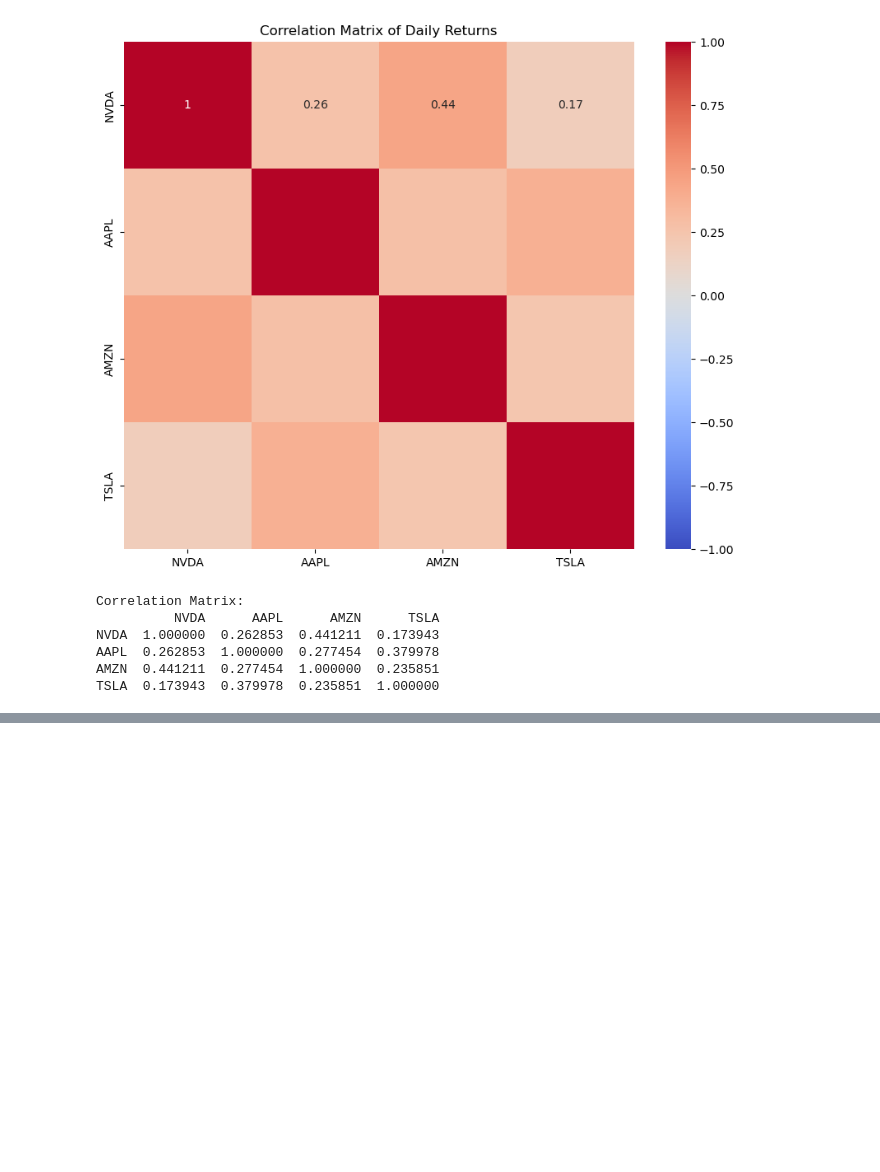
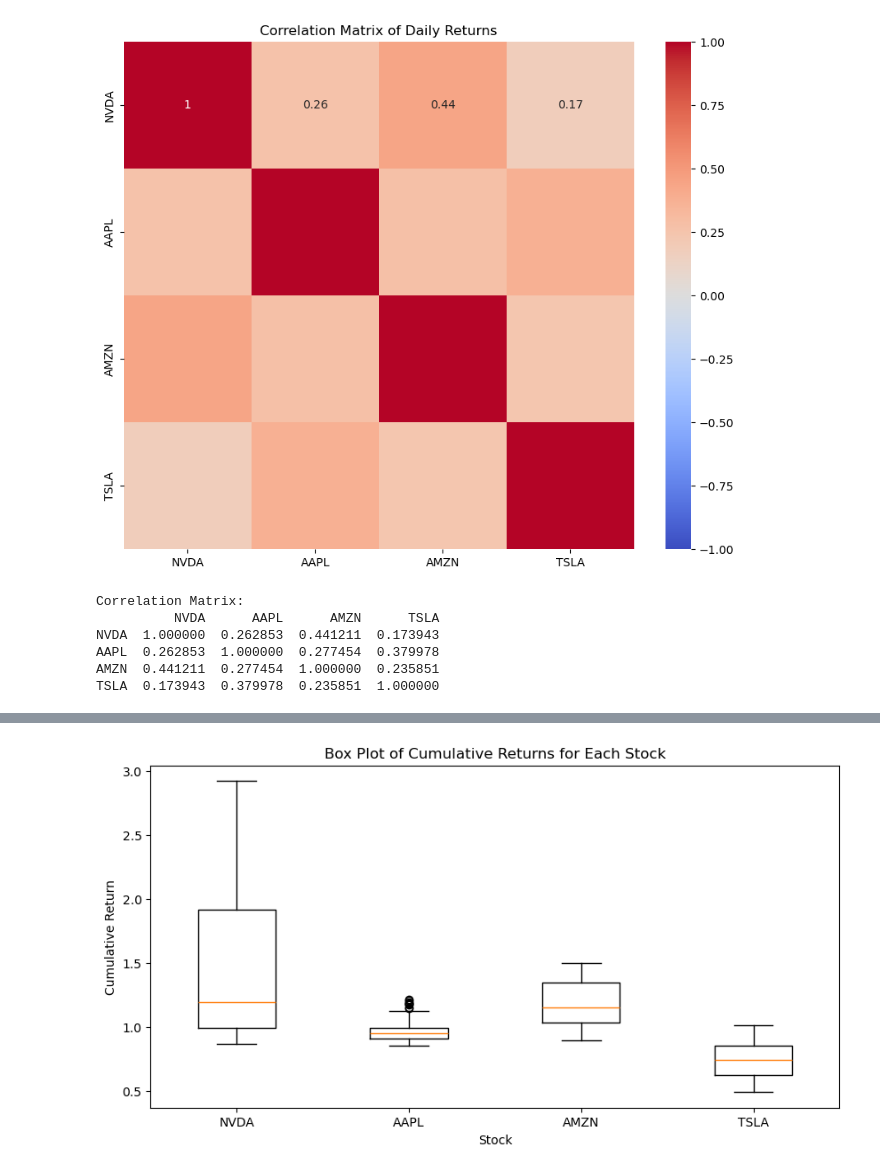
Before and after one commit to Rasesh30/Portfolio_Manager_Project_1, a Jupyter notebook: Team_Data_Project_1.ipynb, the cells around one changed output, grey strips where cells are left out. Saved outputs shown, nothing was run; the diff lists cells and outputs as text; code cells hidden in the pictures; blank space fills up the shorter version.

```diff
--- a/Team_Data_Project_1.ipynb
+++ b/Team_Data_Project_1.ipynb
@@ -311,0 +481,10 @@ TSLA  0.173943  0.379978  0.235851  1.000000
+# %%
+#Box plot Summary Visualization Statistics
+plt.figure(figsize=(10, 5))
+plt.boxplot([data[ticker]['Cumulative Return'].dropna() for ticker in tickers], labels=tickers)
+plt.title('Box Plot of Cumulative Returns for Each Stock')
+plt.xlabel('Stock')
+plt.ylabel('Cumulative Return')
+plt.show()
+# %% [output]
+[figure, added]
```
Also changed, not shown: parts of 12 cells of this notebook, 2 other files.
